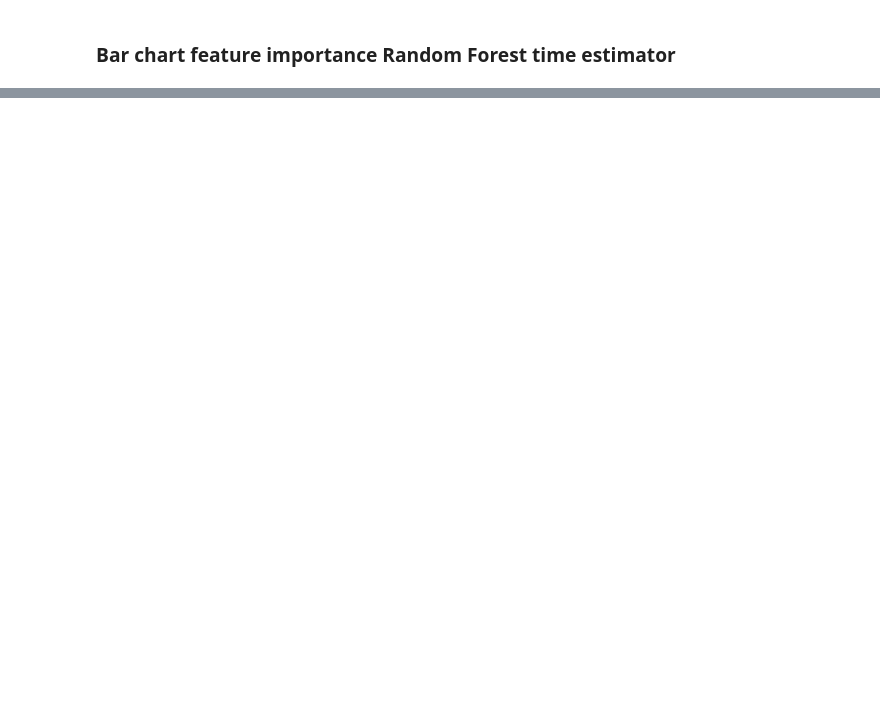
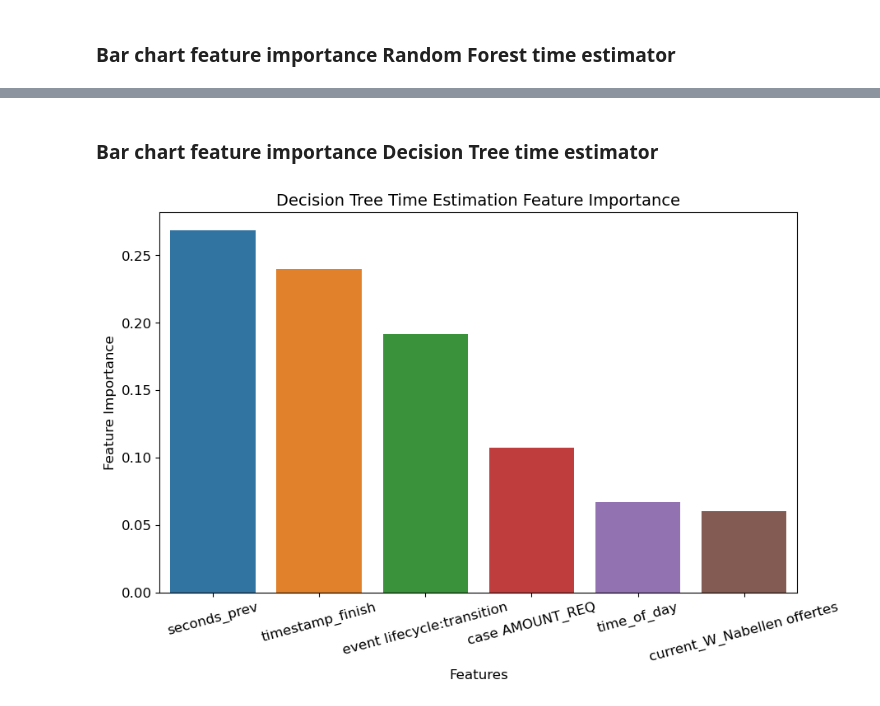
Before and after one commit to KonstantinGeorgiev0/Process-Mining, a Jupyter notebook: models.ipynb, the cells around one changed output, grey strips where cells are left out. Saved outputs shown, nothing was run; the diff lists cells and outputs as text; code cells hidden in the pictures; blank space fills up the shorter version.

```diff
--- a/models.ipynb
+++ b/models.ipynb
@@ -434,6 +640,7 @@ plt.show()
+# %% [markdown]
+### Bar chart feature importance Decision Tree time estimator
 # %%
-residual = pd.concat([y_test, pd.Series(y_pred_time)], axis="columns", ignore_index=True)
-residual.columns = ['none','real','pred']
-residual['error']= residual['real']-residual['pred']
-
-sns.residplot(x='real', y='error', data=residual)
+important_features = filter_features(dt_time_features, 0.045)
+bar_plot(important_features, 'Features', 'Feature Importance', 'Decision Tree Time Estimation Feature Importance')
+# %% [output]
+[figure, added]
```
Also changed, not shown: parts of 26 cells of this notebook.
